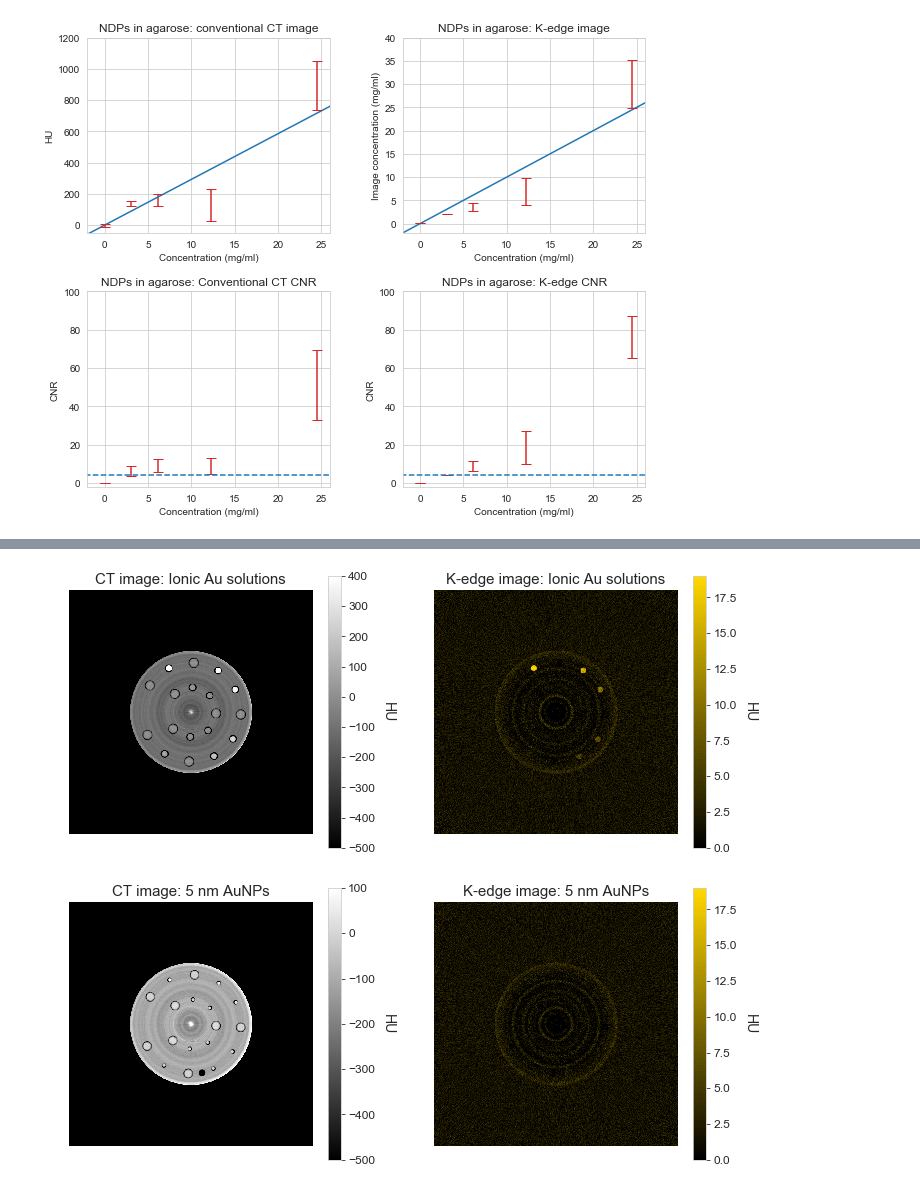
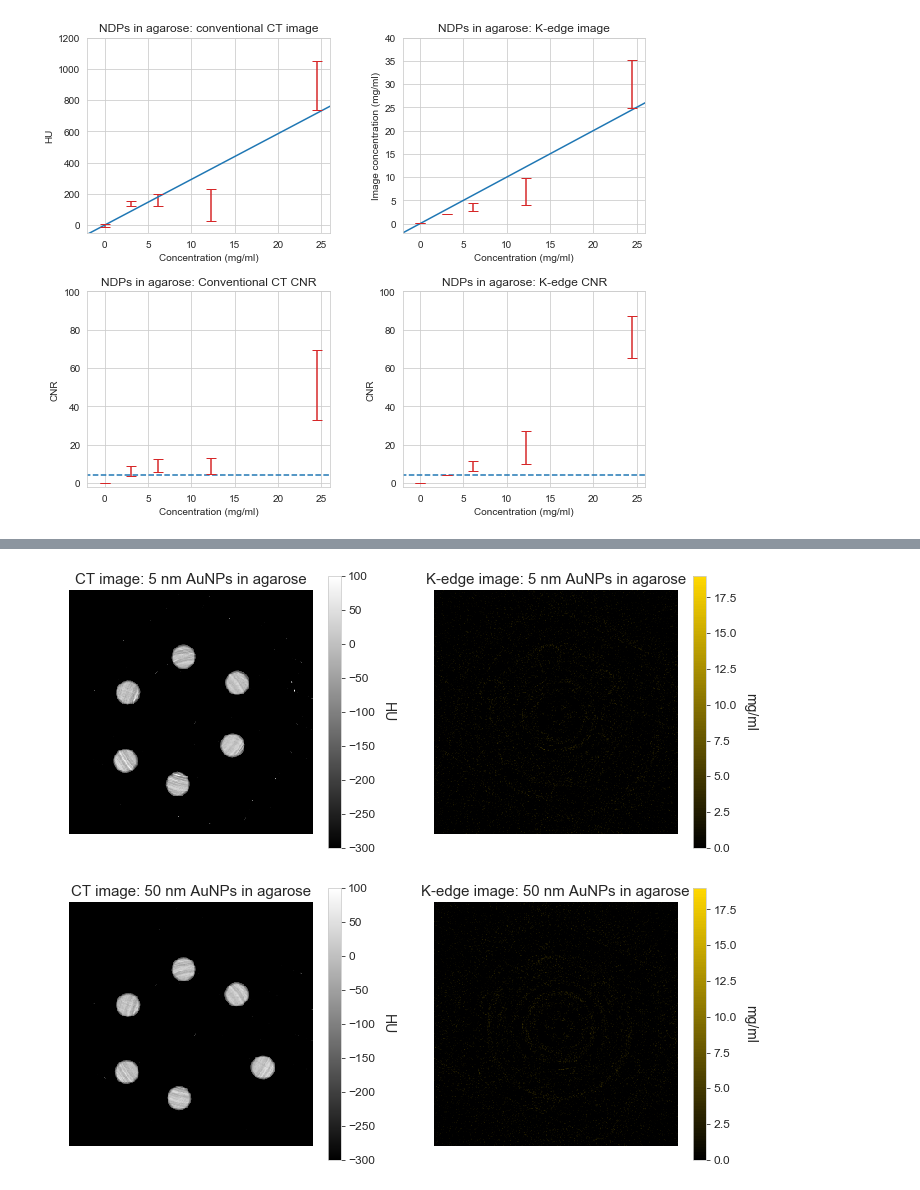
Before and after one commit to drichts/Reconstruction, a Jupyter notebook: Collaborations/Toronto/toronto_plots.ipynb, the cells around one changed output, grey strips where cells are left out. Cells and saved outputs as stored; diff of their text form; code cells hidden in the pictures.

```diff
--- a/Collaborations/Toronto/toronto_plots.ipynb
+++ b/Collaborations/Toronto/toronto_plots.ipynb
@@ -348,14 +523,14 @@ import matplotlib.pyplot as plt
 import matplotlib.colors as colors
 
 directory = r'D:\OneDrive - University of Victoria\Research\LDA Data\21-03-11_CT_AuNPs'
-folder1 = 'phantom_scan_1'  # Regular image
+folder9 = 'phantom_scan_9'  # 5 nm in agarose
 
-ct = np.load(os.path.join(directory, folder1, 'Norm CT', 'CT_norm.npy'))[2]
-kct = np.load(os.path.join(directory, folder1, 'Norm CT', 'K-edge_Au.npy'))
+ct = np.load(os.path.join(directory, folder9, 'Norm CT', 'CT_norm.npy'))[2]
+kct = np.load(os.path.join(directory, folder9, 'Norm CT', 'K-edge_Au.npy'))
 kct[kct < 0] = 0  # Can't have negative concentrations
 
 # Name
-name = f'Ionic Au solutions'
+name = f'5 nm AuNPs in agarose'
 
 # A good slice
 z = 12
@@ -372,21 +547,21 @@ fig, ax = plt.subplots(1, 2, figsize=(12, 5))
 ax[0].axis('off')
 ax[1].axis('off')
 
-im0 = ax[0].imshow(ct[12], cmap='gray', vmin=-500, vmax=400)
+im0 = ax[0].imshow(ct[z, 138:430, 138:430], cmap='gray', vmin=-300, vmax=100)
 ax[0].set_title(f'CT image: {name}', fontsize=15)
 cbar0 = fig.colorbar(im0, ax=ax[0])
 cbar0.ax.set_ylabel('HU', fontsize=14, labelpad=20, rotation=-90)
 cbar0.ax.tick_params(labelsize=12)
 
-im1 = ax[1].imshow(kct[12], cmap=cmap2, vmin=0, vmax=19)
+im1 = ax[1].imshow(kct[z, 138:430, 138:430], cmap=cmap2, vmin=0, vmax=19)
 ax[1].set_title(f'K-edge image: {name}', fontsize=15)
 cbar1 = fig.colorbar(im1, ax=ax[1])
-cbar1.ax.set_ylabel('HU', fontsize=14, labelpad=20, rotation=-90)
+cbar1.ax.set_ylabel('mg/ml', fontsize=14, labelpad=20, rotation=-90)
 cbar1.ax.tick_params(labelsize=12)
 fig.show()
 fig.savefig(os.path.join(directory, f'{name}.png'), dpi=500)
 # %% [output]
-[figure, old version]
+[figure, new version]
 # %%
 import os
 import numpy as np
@@ -394,45 +569,45 @@ import matplotlib.pyplot as plt
 import matplotlib.colors as colors
 
 directory = r'D:\OneDrive - University of Victoria\Research\LDA Data\21-03-11_CT_AuNPs'
-folder2 = 'phantom_scan_2'  # 5 nm
+folder6 = 'phantom_scan_6'  # 50 nm in agarose
 
-ct = np.load(os.path.join(directory, folder2, 'Norm CT', 'CT_norm.npy'))[2]
-kct = np.load(os.path.join(directory, folder2, 'Norm CT', 'K-edge_Au.npy'))
+ct = np.load(os.path.join(directory, folder6, 'Norm CT', 'CT_norm.npy'))[2]
+kct = np.load(os.path.join(directory, folder6, 'Norm CT', 'K-edge_Au.npy'))
 kct[kct < 0] = 0  # Can't have negative concentrations
 
 # Name
-name = f'5 nm AuNPs'
+name = f'50 nm AuNPs in agarose'
 
 # A good slice
 z = 12
 
 # Creat gold colormap
 nbins = 100
 c3 = (1, 0.843, 0)
 gray_val = 0
 gray_list = (gray_val, gray_val, gray_val)
 c2_rng = [gray_list, c3]
 cmap2 = colors.LinearSegmentedColormap.from_list('G78', c2_rng, N=nbins)
 
 fig, ax = plt.subplots(1, 2, figsize=(12, 5))
 ax[0].axis('off')
 ax[1].axis('off')
 
-im0 = ax[0].imshow(ct[12], cmap='gray', vmin=-500, vmax=100)
+im0 = ax[0].imshow(ct[z, 138:430, 138:430], cmap='gray', vmin=-300, vmax=100)
 ax[0].set_title(f'CT image: {name}', fontsize=15)
 cbar0 = fig.colorbar(im0, ax=ax[0])
 cbar0.ax.set_ylabel('HU', fontsize=14, labelpad=20, rotation=-90)
 cbar0.ax.tick_params(labelsize=12)
 
-im1 = ax[1].imshow(kct[12], cmap=cmap2, vmin=0, vmax=19)
+im1 = ax[1].imshow(kct[z, 138:430, 138:430], cmap=cmap2, vmin=0, vmax=19)
 ax[1].set_title(f'K-edge image: {name}', fontsize=15)
 cbar1 = fig.colorbar(im1, ax=ax[1])
-cbar1.ax.set_ylabel('HU', fontsize=14, labelpad=20, rotation=-90)
+cbar1.ax.set_ylabel('mg/ml', fontsize=14, labelpad=20, rotation=-90)
 cbar1.ax.tick_params(labelsize=12)
 fig.show()
 fig.savefig(os.path.join(directory, f'{name}.png'), dpi=500)
 # %% [output]
-[figure, old version]
+[figure, new version]
 # %%
 import os
 import numpy as np
```
Also changed, not shown: parts of 9 cells of this notebook.
